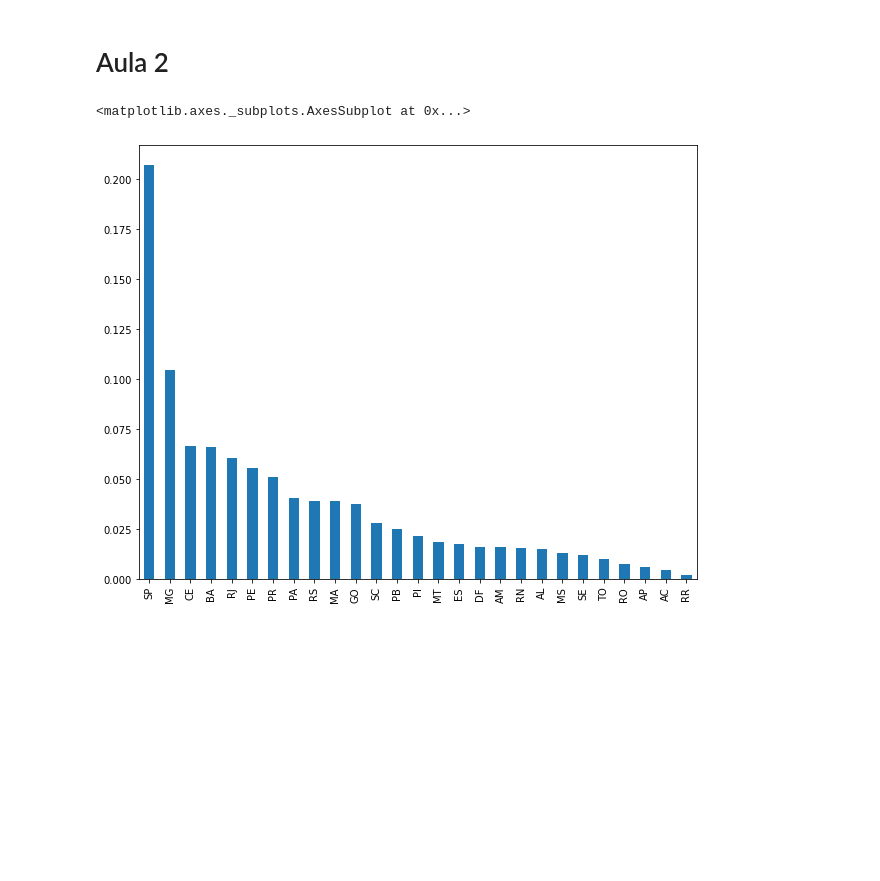
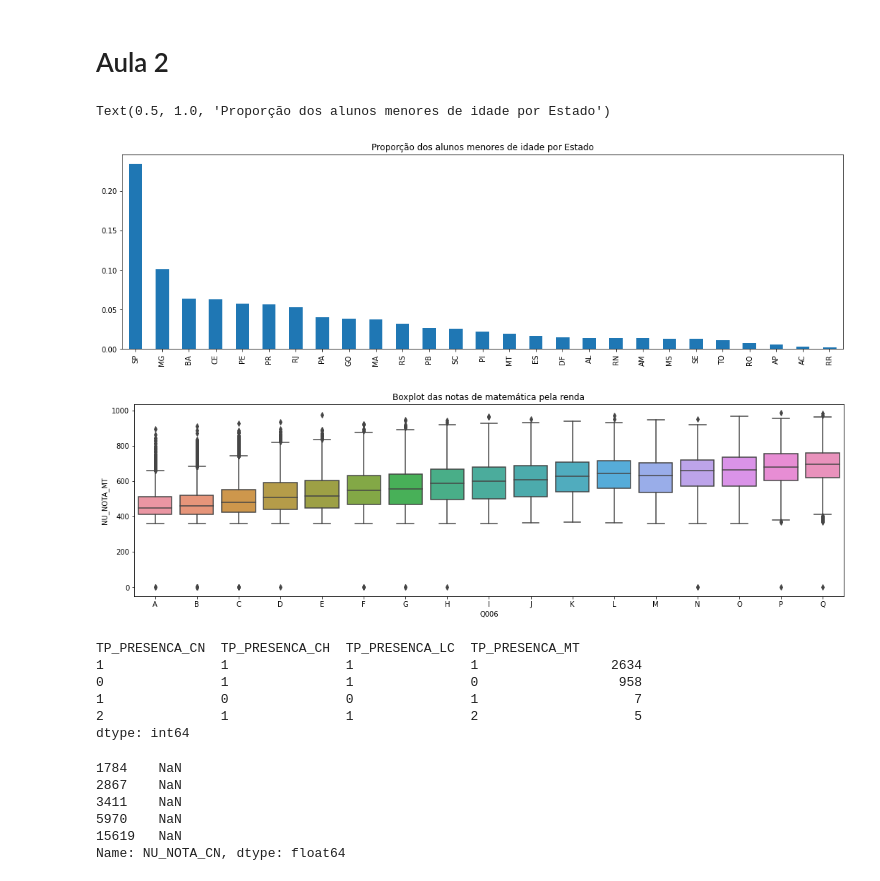
Before and after one commit to makarioszen/imersao-dados-2-2020, a Jupyter notebook: alura_imersao_dados_2_desafios.ipynb, the cells around one changed output. Drawn from its saved outputs; the diff is of its cells as text; code cells hidden in the pictures; blank space fills up the shorter version.

```diff
--- a/alura_imersao_dados_2_desafios.ipynb
+++ b/alura_imersao_dados_2_desafios.ipynb
@@ -74,8 +76,42 @@ df_languages.plot.box(grid = True, figsize=(8,6))
 #MEGA DESAFIO DA THAINÁ: Pegar a amostra completa dos alunos de 13 e 14 anos
 # %%
 #Desafio do Gui bonzinho: aumentar a amostra para alunos menor de idade e compara a proporção por estado.
-students_lt_14 = df.query("NU_IDADE <= 18")
-students_lt_14["SG_UF_RESIDENCIA"].value_counts(normalize = True).plot.bar(figsize=(10,8))
+students_lt_14 = df.query("NU_IDADE < 18")
+students_lt_14["SG_UF_RESIDENCIA"].value_counts(normalize = True).plot.bar(figsize=(18,5))
+plt.title("Proporção dos alunos menores de idade por Estado")
 # %% [output]
-<matplotlib.axes._subplots.AxesSubplot at 0x...>
+Text(0.5, 1.0, 'Proporção dos alunos menores de idade por Estado')
-[figure, old version]
+[figure, new version]
+# %%
+#Desafio 3: Criar uma função para plotar o boxplot do seaborn
+def box_plot(x, y, data, title):
+    plt.figure(figsize=(18, 5))
+    plt.title(title)
+    order = data[x].unique()
+    order.sort()
+    ax = sns.boxplot(x = x, y = y , data = data, order = order)
+
+box_plot("Q006", "NU_NOTA_MT", df, "Boxplot das notas de matemática pela renda")
+# %% [output]
+[figure, added]
+# %%
+#Desafio 4: Verificar se quem zerou a prova foi eliminado ou não estava presente
+presences = ["TP_PRESENCA_CN", "TP_PRESENCA_CH", "TP_PRESENCA_LC", "TP_PRESENCA_MT"]
+df.query('(NU_NOTA_CN == 0) or (NU_NOTA_CH == 0) or (NU_NOTA_LC == 0) or (NU_NOTA_MT == 0) or (NU_NOTA_REDACAO == 0)')[presences].value_counts()
+# %% [output]
+TP_PRESENCA_CN  TP_PRESENCA_CH  TP_PRESENCA_LC  TP_PRESENCA_MT
+1               1               1               1                 2634
+0               1               1               0                  958
+1               0               0               1                    7
+2               1               1               2                    5
+dtype: int64
+# %%
+#Desafio 5: Quem é eliminado tira zero ou será NaN (não teve registro de notas)
+df.query('TP_PRESENCA_CN == 2')['NU_NOTA_CN'].head()
+# %% [output]
+1784    NaN
+2867    NaN
+3411    NaN
+5970    NaN
+15619   NaN
+Name: NU_NOTA_CN, dtype: float64
```
Also changed, not shown: parts of 7 cells of this notebook.
